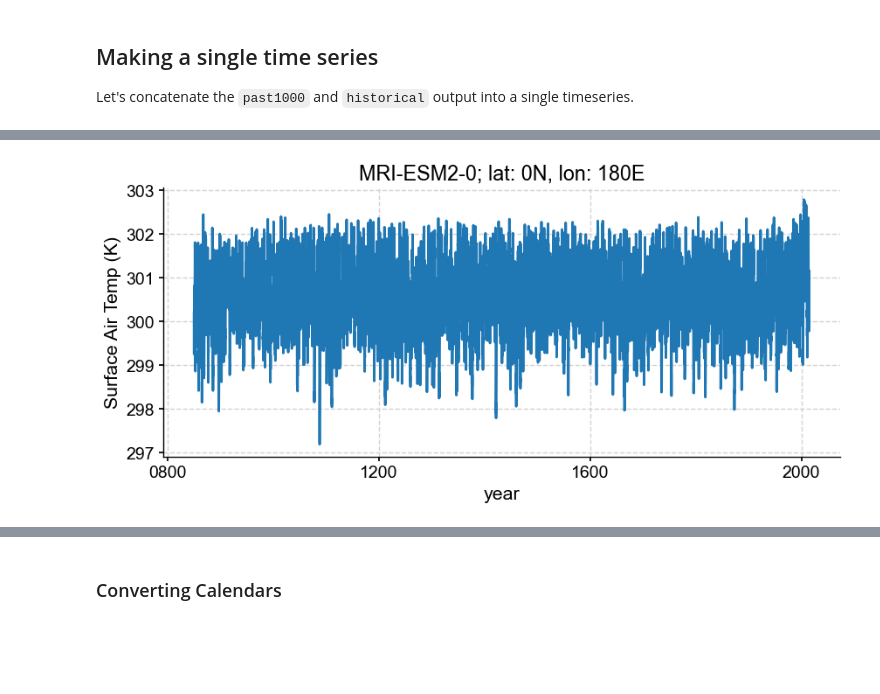
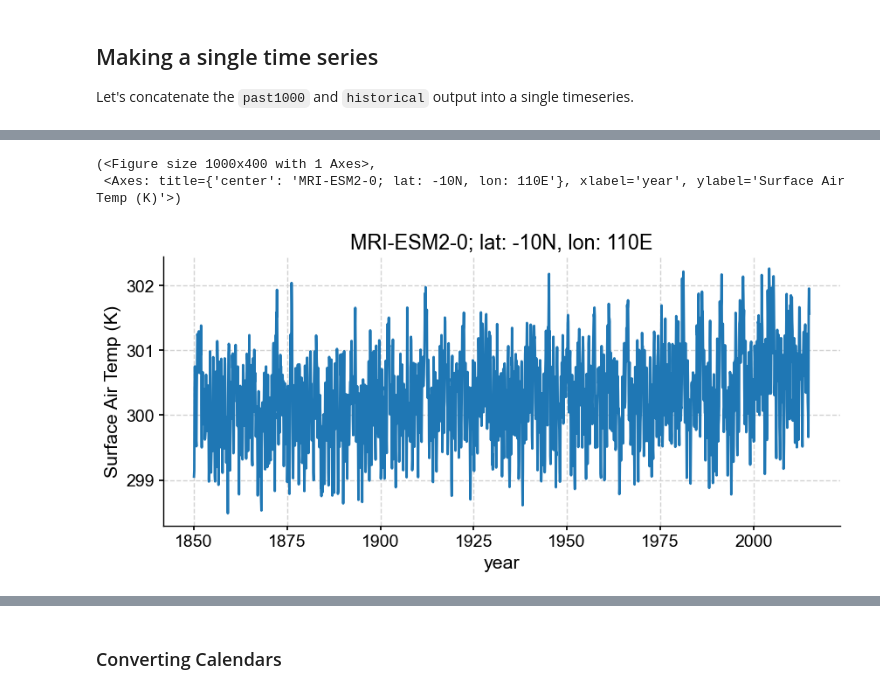
Before and after one commit to LinkedEarth/LMR_CMIP_paleobook, a Jupyter notebook: notebooks/lifehacks/data_from_esm_cloudcat.ipynb, the cells around one changed output, grey strips where cells are left out. Cells and saved outputs as stored; diff of their text form; code cells hidden in the pictures; blank space fills up the shorter version.

```diff
--- a/notebooks/lifehacks/data_from_esm_cloudcat.ipynb
+++ b/notebooks/lifehacks/data_from_esm_cloudcat.ipynb
@@ -37,9 +38,9 @@ import pyleoclim as pyleo
 It's worth taking a minute to explore the catalog and how it's organized. Never fear, opening the datastore doesn't load all holdings into memory, which is good because at the time of writing this there were over 520k files available.
 # %%
 # for Google Cloud:
-# col = intake.open_esm_datastore("https://storage.googleapis.com/cmip6/pangeo-cmip6.json")
+col = intake.open_esm_datastore("https://storage.googleapis.com/cmip6/pangeo-cmip6.json")
 
 # for AWS S3:
-col = intake.open_esm_datastore("https://cmip6-pds.s3.amazonaws.com/pangeo-cmip6.json")
+# col = intake.open_esm_datastore("https://cmip6-pds.s3.amazonaws.com/pangeo-cmip6.json")
 col
 # %% [output]
@@ -292,3 +312,5 @@ In order to visualize the timeseries we just carefully assembled, we need to foc
+# %%
+lat, lon = -10, 110
 # %%
-loc = {'lat':0, 'lon':180}
+loc = {'lat':lat, 'lon':lon}
 da = _ds.sel(loc,  method="nearest")['tas']
@@ -295,5 +351,17 @@ da = _ds.sel(loc,  method="nearest")['tas']
+# %%
+def time_to_float(da):
+    float_time = [cftime.date2num(da.time.data[ik],
+                              units='days since 00-01-01',
+                              calendar='noleap',
+                              has_year_zero=True)/365
+              for ik in range(len(da.time))]
+    return float_time
 # %%
+%time
 model ='MRI-ESM2-0'
-ts = pyleo.Series(da.time, da.squeeze().data, time_unit='month', clean_ts=False, value_name='Surface Air Temp (K)')
-ts.plot(xlabel='year', title='{}; lat: {}N, lon: {}E'.format(model, loc['lat'], loc['lon']))
+ts = pyleo.Series(time=time_to_float(da), value=da.squeeze().data,
+                  time_unit='years', clean_ts=False,
+                  value_name='Surface Air Temp (K)')
+ts.plot(xlabel='year',
+        title='{}; lat: {}N, lon: {}E'.format(model, loc['lat'], loc['lon']))
 # %% [output]
@@ -302 +372,3 @@ ts.plot(xlabel='year', title='{}; lat: {}N, lon: {}E'.format(model, loc['lat'],
+(<Figure size 1000x400 with 1 Axes>,
+ <Axes: title={'center': 'MRI-ESM2-0; lat: -10N, lon: 110E'}, xlabel='year', ylabel='Surface Air Temp (K)'>)
-[figure, old version]
+[figure, new version]
```
Also changed, not shown: parts of 21 cells of this notebook, 3 other files.
